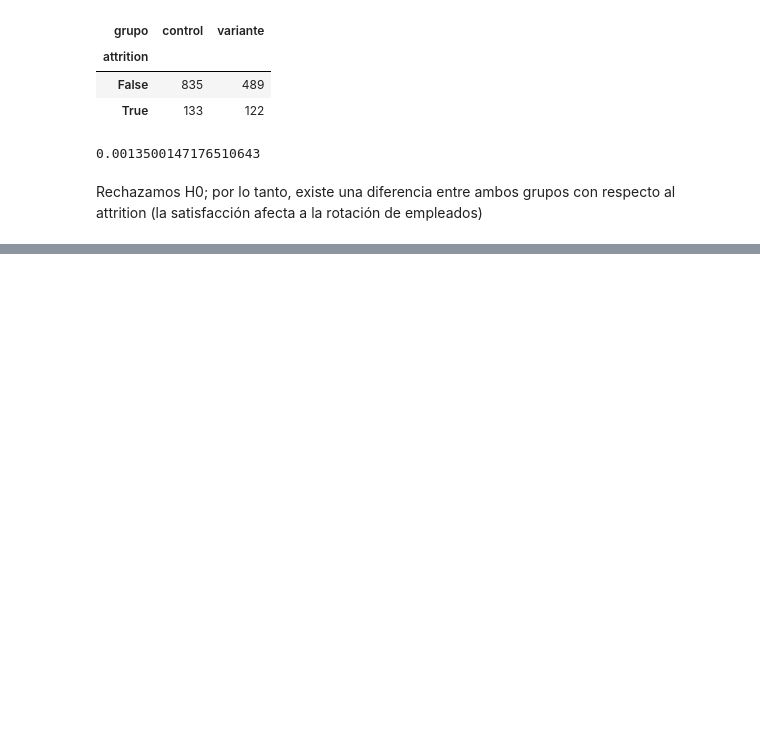
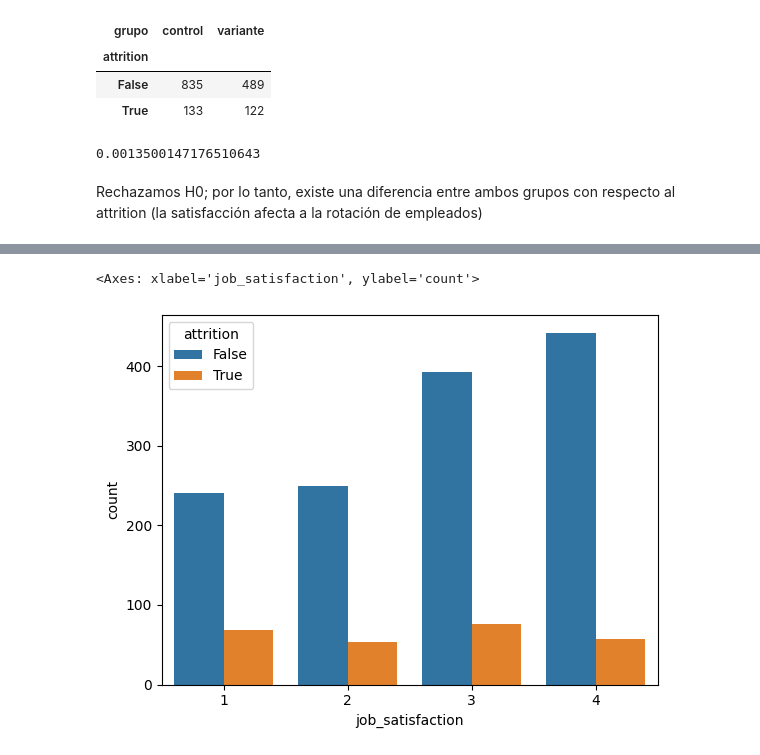
Before and after one commit to icorreald/proyecto-da-promo-G-modulo-3-team-3, a Jupyter notebook: notebooks-trabajo/isa.ipynb, the cells around one changed output, grey strips where cells are left out. Cells and saved outputs as stored; diff of their text form; code cells hidden in the pictures; blank space fills up the shorter version.

```diff
--- a/notebooks-trabajo/isa.ipynb
+++ b/notebooks-trabajo/isa.ipynb
@@ -1011,0 +1025,2 @@ Rechazamos H0; por lo tanto, existe una diferencia entre ambos grupos con respec
+# %%
+df = pd.read_csv('../csv-archivos/datos_sql.csv', index_col=0)
@@ -1011,0 +1130,4 @@ Rechazamos H0; por lo tanto, existe una diferencia entre ambos grupos con respec
+# %%
+df2 = df[['environment_satisfaction', 'job_satisfaction', 'relationship_satisfaction', 'attrition']]
+df2['grupo'] = df['job_satisfaction'].apply(lambda x : 'variante' if x >= 3 else 'control')
+df2.head()
@@ -1011,0 +1149,5 @@ Rechazamos H0; por lo tanto, existe una diferencia entre ambos grupos con respec
+# %%
+sns.countplot(x='job_satisfaction', hue='attrition', data=df2)
+# %% [output]
+<Axes: xlabel='job_satisfaction', ylabel='count'>
+[figure, added]
```
Also changed, not shown: parts of 25 cells of this notebook, 2 other files.
